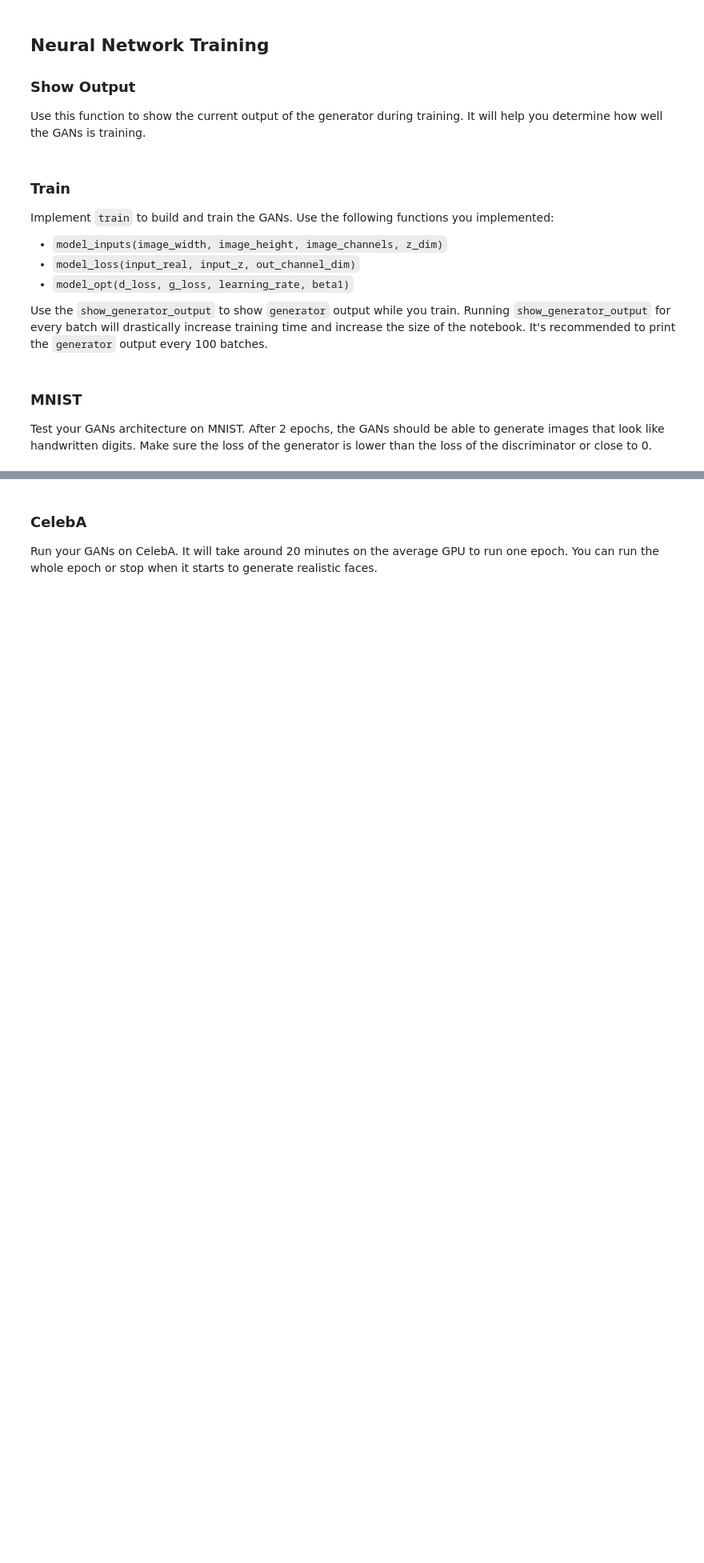
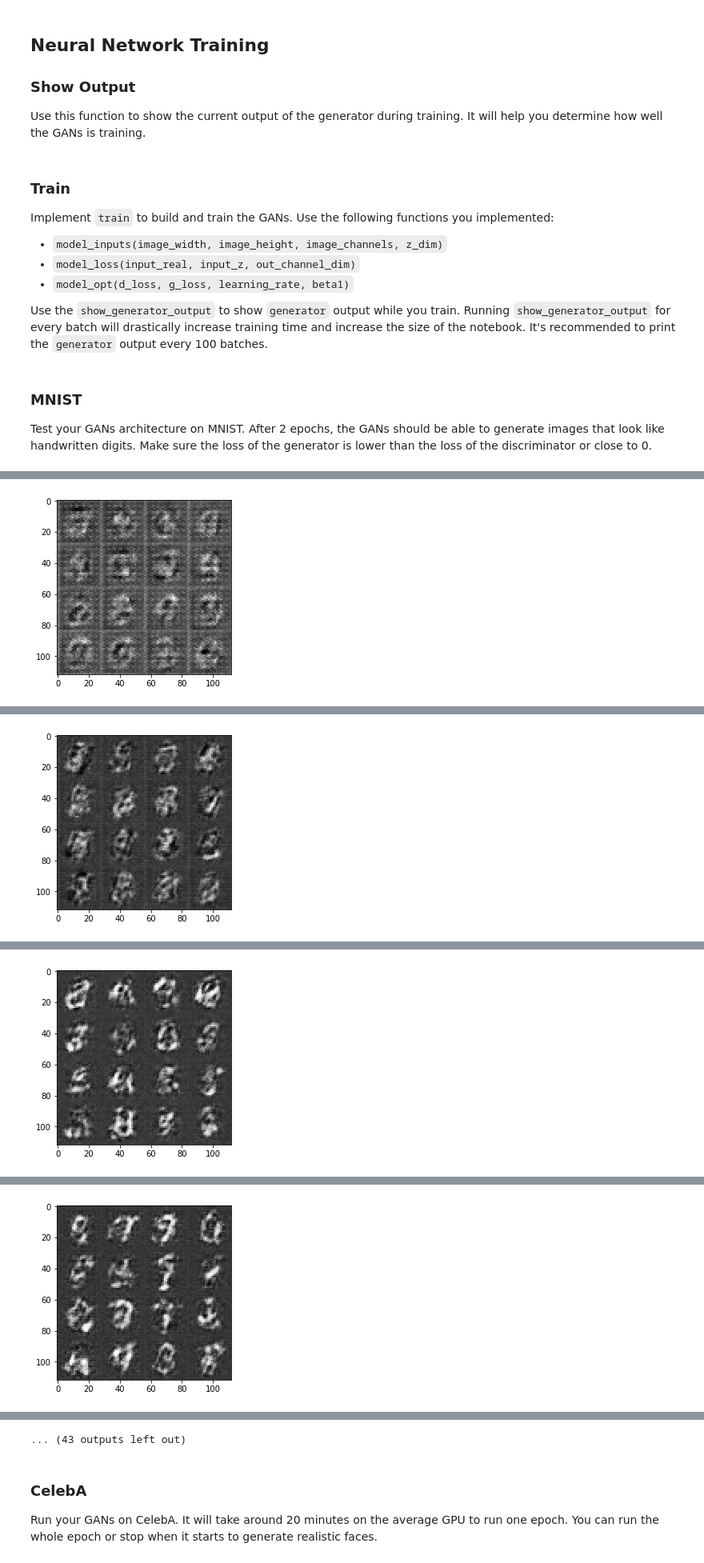
Before and after one commit to fatmirboja/deep-learning-1, a Jupyter notebook: face_generation/dlnd_face_generation.ipynb, the cells around one changed output, grey strips where cells are left out. Shown at 80% size. Drawn from its saved outputs; the diff is of its cells as text; code cells hidden in the pictures; blank space fills up the shorter version.

```diff
--- a/face_generation/dlnd_face_generation.ipynb
+++ b/face_generation/dlnd_face_generation.ipynb
@@ -191,16 +189,15 @@ def generator(z, out_channel_dim, is_train=True, alpha=0.2):
     :param is_train: Boolean if generator is being used for training
     :return: The tensor output of the generator
     """
-    # TODO: Implement Function
     with tf.variable_scope('generator', reuse=not is_train):
-        # 1st layer 7 x 7 x 256
-        x1 = tf.layers.dense(z, 7*7*256)
-        x1 = tf.reshape(x1, (-1, 7, 7, 256))
+        # 1st layer 7 x 7 x 128
+        x1 = tf.layers.dense(z, 7*7*128)
+        x1 = tf.reshape(x1, (-1, 7, 7, 128))
         x1 = tf.layers.batch_normalization(x1, training=is_train)
         x1 = tf.maximum(alpha * x1, x1)
 
         # 2nd layer 14 x 14 x 128
-        x2 = tf.layers.conv2d_transpose(x1, 128, 5, 2, padding='same')
+        x2 = tf.layers.conv2d_transpose(x1, 64, 5, 2, padding='same')
         x2 = tf.layers.batch_normalization(x2, training=is_train)
         x2 = tf.maximum(alpha * x2, x2)
 
@@ -391,9 +384,9 @@ def train(epoch_count, batch_size, z_dim, learning_rate, beta1, get_batches, dat
 ### MNIST
 Test your GANs architecture on MNIST.  After 2 epochs, the GANs should be able to generate images that look like handwritten digits.  Make sure the loss of the generator is lower than the loss of the discriminator or close to 0.
 # %%
-batch_size = 256
+batch_size = 128
 z_dim = 100
-learning_rate = 0.002
+learning_rate = 0.00001
 beta1 = 0.5
 
 
@@ -406,3 +399,4 @@ mnist_dataset = helper.Dataset('mnist', glob(os.path.join(data_dir, 'mnist/*.jpg
 with tf.Graph().as_default():
     train(epochs, batch_size, z_dim, learning_rate, beta1, mnist_dataset.get_batches,
           mnist_dataset.shape, mnist_dataset.image_mode)
+# %% [output]
@@ -408,0 +413 @@ with tf.Graph().as_default():
+[figure, added]
@@ -408,0 +424 @@ with tf.Graph().as_default():
+[figure, added]
@@ -408,0 +435 @@ with tf.Graph().as_default():
+[figure, added]
@@ -408,0 +446 @@ with tf.Graph().as_default():
+[figure, added]
@@ -409,3 +469,4 @@ with tf.Graph().as_default():
+... (43 outputs left out)
 # %% [markdown]
 ### CelebA
 Run your GANs on CelebA.  It will take around 20 minutes on the average GPU to run one epoch.  You can run the whole epoch or stop when it starts to generate realistic faces.
```
Also changed, not shown: parts of 6 cells of this notebook.
